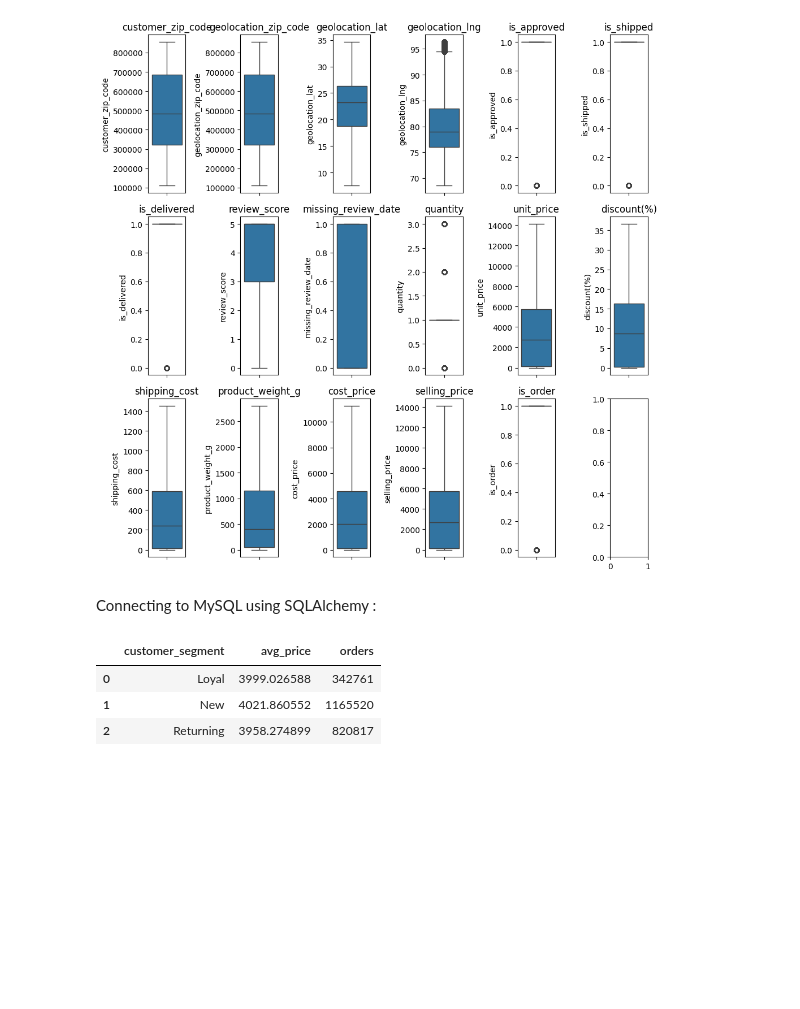
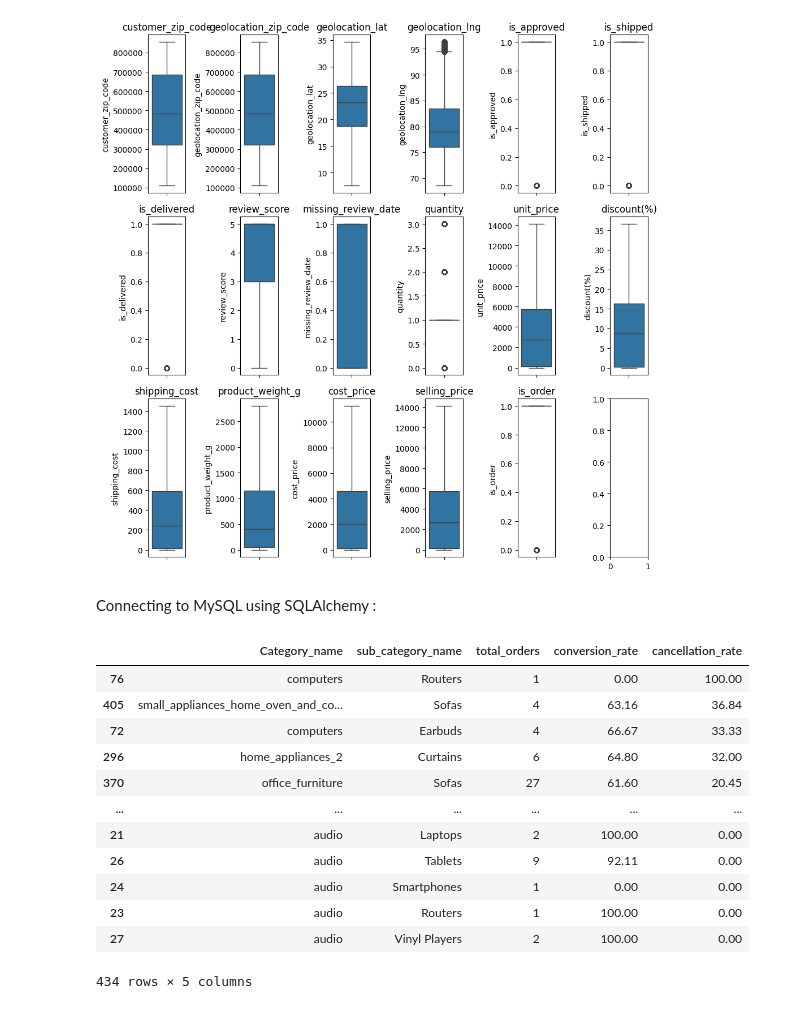
Before and after one commit to NarenthraBaalaD/E_commerce_Conversion_Retention_ML, a Jupyter notebook: capstone_project.ipynb, the cells around one changed output. Drawn from its saved outputs; the diff is of its cells as text; code cells hidden in the pictures; blank space fills up the shorter version.

Commit message:
After Connecting to SQL, Generated Auto-Report and Added Business Question 1 & 2

```diff
--- a/capstone_project.ipynb
+++ b/capstone_project.ipynb
@@ -319,20 +355,24 @@ try:
         )
 except Exception as e:
     print(f"Failed to write \n You got {e}")
-# %%
-with engine.connect() as conn:
-    query = """
-SELECT
-    customer_segment,
-    AVG(selling_price) AS avg_price,
-    COUNT(order_id) AS orders
-FROM e_commerce_data
-GROUP BY customer_segment; """
-    sql_df = pd.read_sql(query, conn)
-
-sql_df
-# %% [output]
-|  | customer_segment | avg_price | orders |
-| 0 | Loyal | 3999.026588 | 342761 |
-| 1 | New | 4021.860552 | 1165520 |
-| 2 | Returning | 3958.274899 | 820817 |
+# %%
+df.groupby(["Category_name", "sub_category_name"])\
+.agg(
+    total_orders = ("order_id", "nunique"),
+    conversion_rate = ("order_status", (lambda x: (x == "delivered").sum() / x.index.size * 100)),
+    cancellation_rate = ("order_status", (lambda x: (x == "cancelled").sum() / x.index.size * 100))
+).round(2).reset_index().sort_values( by = "cancellation_rate", ascending= False)
+# %% [output]
+|  | Category_name | sub_category_name | total_orders | conversion_rate | cancellation_rate |
+| 76 | computers | Routers | 1 | 0.00 | 100.00 |
+| 405 | small_appliances_home_oven_and_co... | Sofas | 4 | 63.16 | 36.84 |
+| 72 | computers | Earbuds | 4 | 66.67 | 33.33 |
+| 296 | home_appliances_2 | Curtains | 6 | 64.80 | 32.00 |
+| 370 | office_furniture | Sofas | 27 | 61.60 | 20.45 |
+| ... | ... | ... | ... | ... | ... |
+| 21 | audio | Laptops | 2 | 100.00 | 0.00 |
+| 26 | audio | Tablets | 9 | 92.11 | 0.00 |
+| 24 | audio | Smartphones | 1 | 0.00 | 0.00 |
+| 23 | audio | Routers | 1 | 100.00 | 0.00 |
+| 27 | audio | Vinyl Players | 2 | 100.00 | 0.00 |
+434 rows × 5 columns
```
Also changed, not shown: parts of 9 cells of this notebook.
